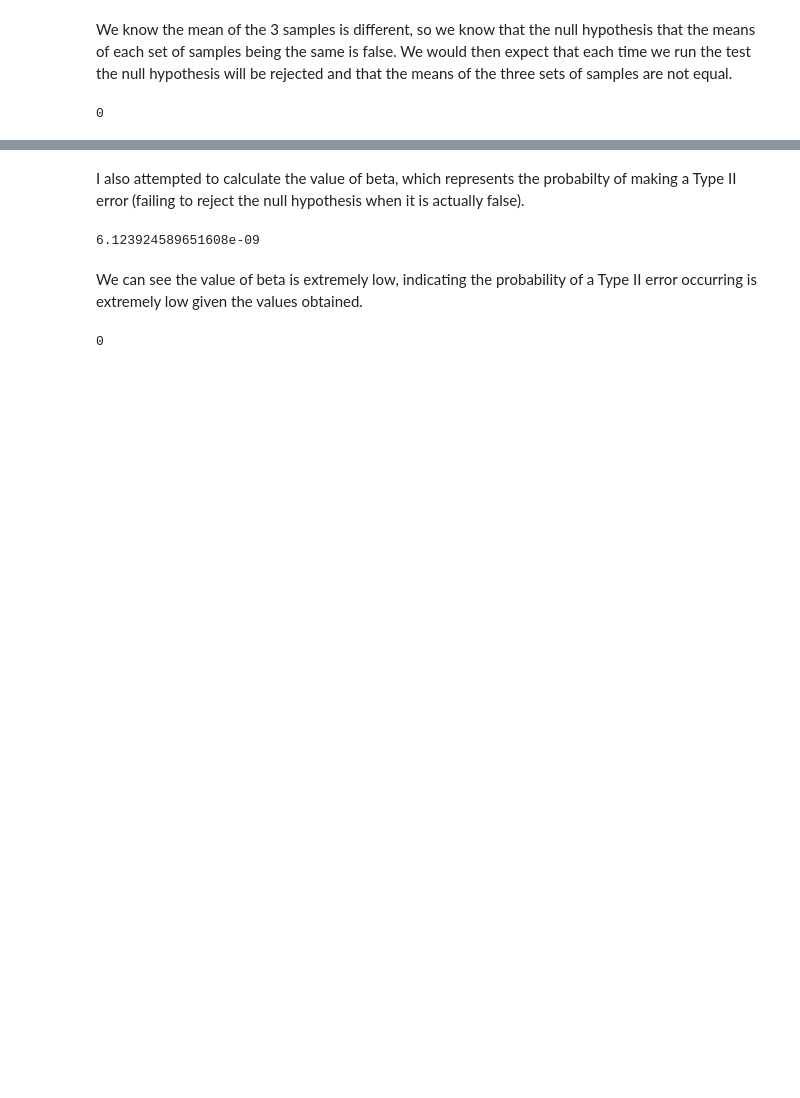
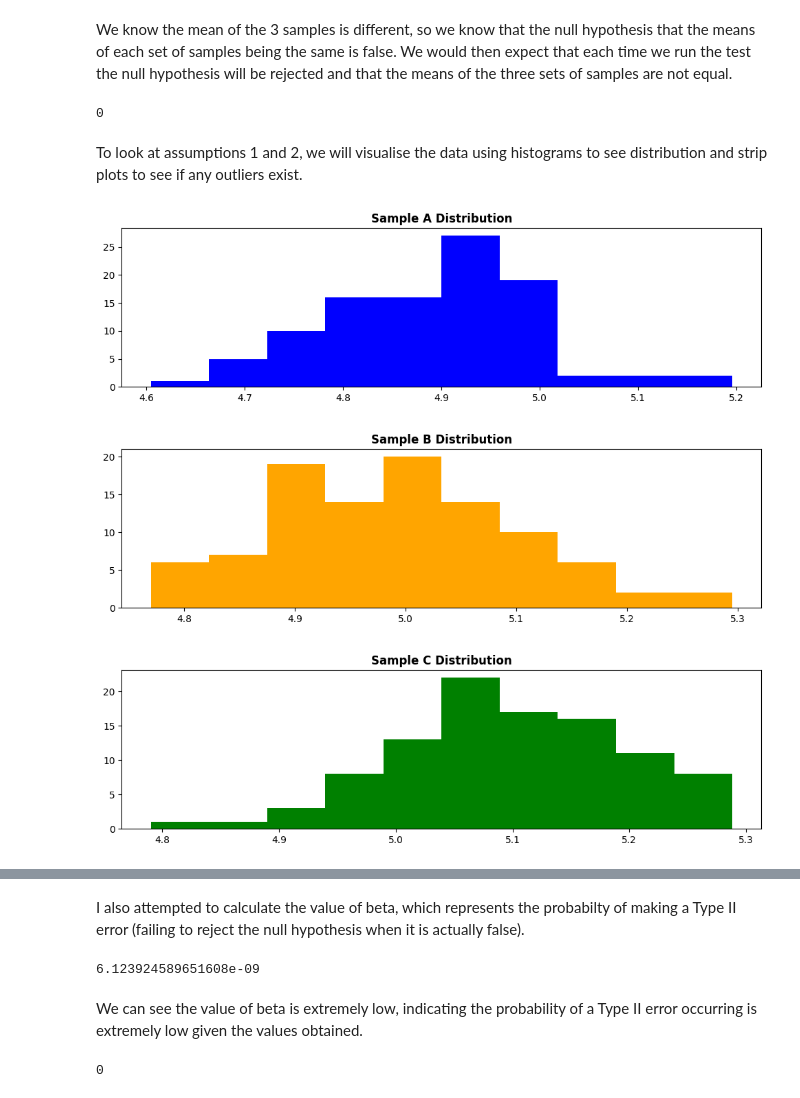
Before and after one commit to rachel-king4/appliedstatistics, a Jupyter notebook: tasks.ipynb, the cells around one changed output, grey strips where cells are left out. Cells and saved outputs as stored; diff of their text form; code cells hidden in the pictures; blank space fills up the shorter version.

```diff
--- a/tasks.ipynb
+++ b/tasks.ipynb
@@ -404,3 +398,29 @@ for _ in range(10000):
 no_type_ii
 # %% [output]
 0
+# %% [markdown]
+To look at assumptions 1 and 2, we will visualise the data using histograms to see distribution and strip plots to see if any outliers exist.
+# %%
+# Generate a random sample a.
+sample_a = np.random.normal(loc=4.9, scale=0.1, size=100)
+# Generate similar sample b.
+sample_b = np.random.normal(loc=5.0, scale=0.1, size=100)
+# Generate similar sample c.
+sample_c = np.random.normal(loc=5.1, scale=0.1, size=100)
+# %%
+# Plot a histogram
+fig, ax = plt.subplots(figsize=(12,3))
+ax.set_title("Sample A Distribution", fontweight='bold')
+ax.hist(sample_a, bins=10, density=False, color='blue');
+
+fig, ax = plt.subplots(figsize=(12,3))
+ax.set_title("Sample B Distribution", fontweight='bold')
+ax.hist(sample_b, bins=10, density=False, color='orange');
+
+fig, ax = plt.subplots(figsize=(12,3))
+ax.set_title("Sample C Distribution", fontweight='bold')
+ax.hist(sample_c, bins=10, density=False, color='green');
+# %% [output]
+[figure, added]
+[figure, added]
+[figure, added]
```
Also changed, not shown: parts of 25 cells of this notebook, 1 other file.
